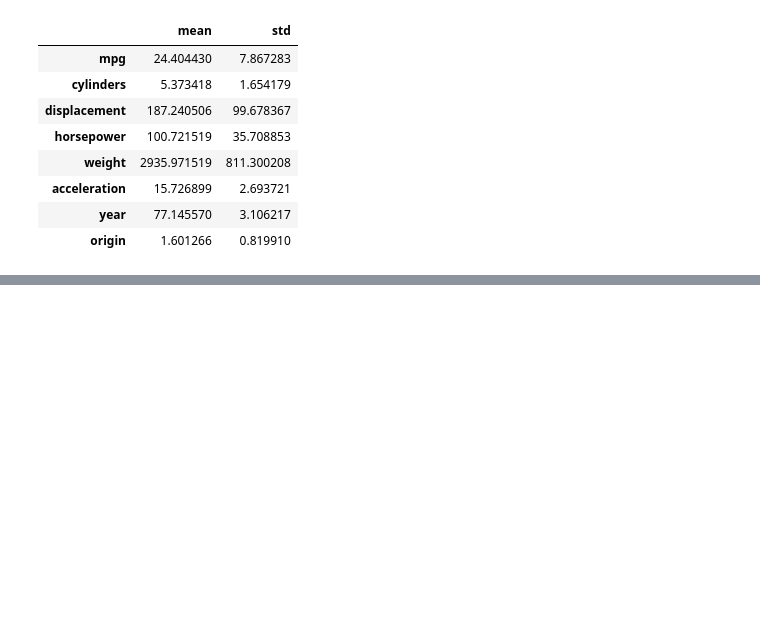
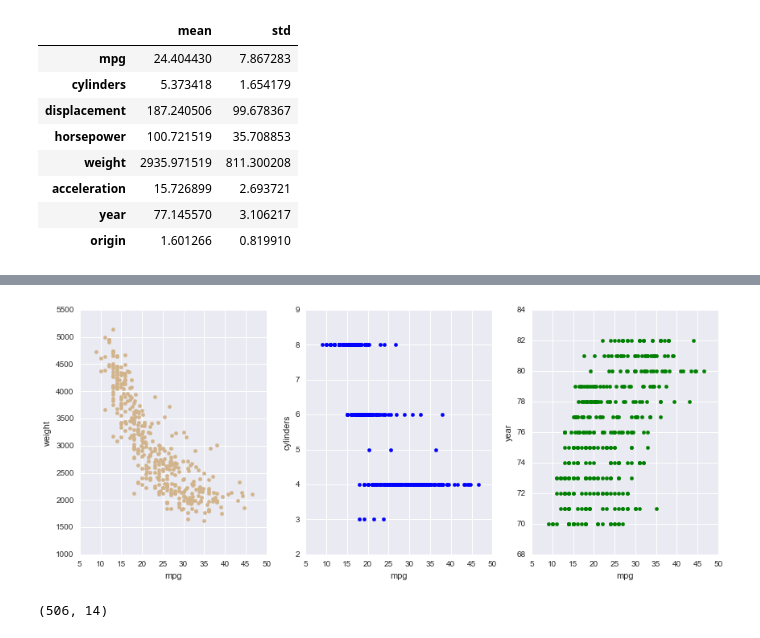
Before and after one commit to sushmit86/Stat_learning, a Jupyter notebook: Chapter2_Exercise.ipynb, the cells around one changed output, grey strips where cells are left out. Drawn from its saved outputs; the diff is of its cells as text; code cells hidden in the pictures; blank space fills up the shorter version.

```diff
--- a/Chapter2_Exercise.ipynb
+++ b/Chapter2_Exercise.ipynb
@@ -235,0 +258,30 @@ pd.concat([df_new_Auto.mean(axis=0, numeric_only= True).rename('mean'),df_new_Au
+# %%
+fig, axes = plt.subplots(nrows=1, ncols=3)
+ax0, ax1, ax2  = axes.flat
+
+ax0.scatter(df_Auto['mpg'], df_Auto['weight'], color = 'tan')
+ax0.set_xlabel('mpg')
+ax0.set_ylabel('weight')
+
+ax1.scatter(df_Auto['mpg'], df_Auto['cylinders'], color = 'blue')
+ax1.set_xlabel('mpg')
+ax1.set_ylabel('cylinders')
+
+
+ax2.scatter(df_Auto['mpg'], df_Auto['year'], color = 'green')
+ax2.set_xlabel('mpg')
+ax2.set_ylabel('year')
+
+
+
+fig.set_figwidth(12)
+fig.set_figheight(5)
+plt.tight_layout()
+plt.show()
+# %% [output]
+[figure, added]
+# %%
+df_Boston = pd.read_csv('Data/Boston.csv',index_col =0)
+df_Boston.shape
+# %% [output]
+(506, 14)
```
Also changed, not shown: parts of 10 cells of this notebook.
